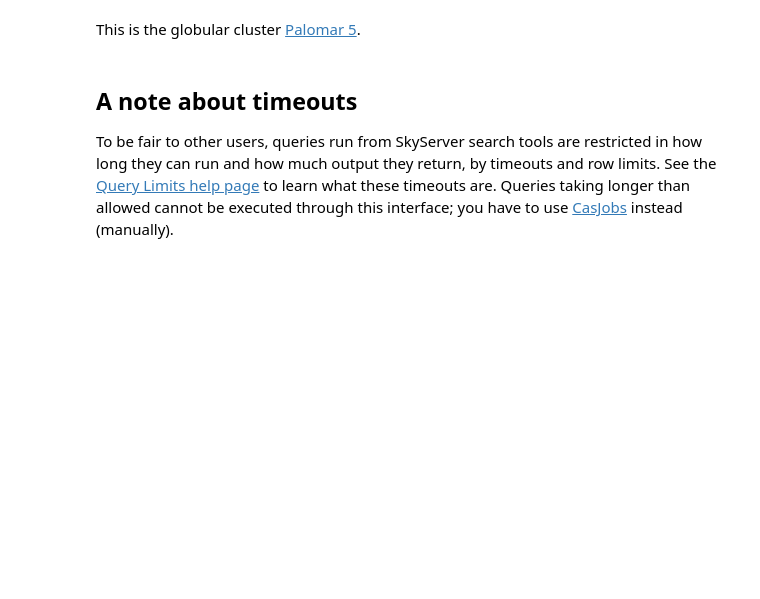
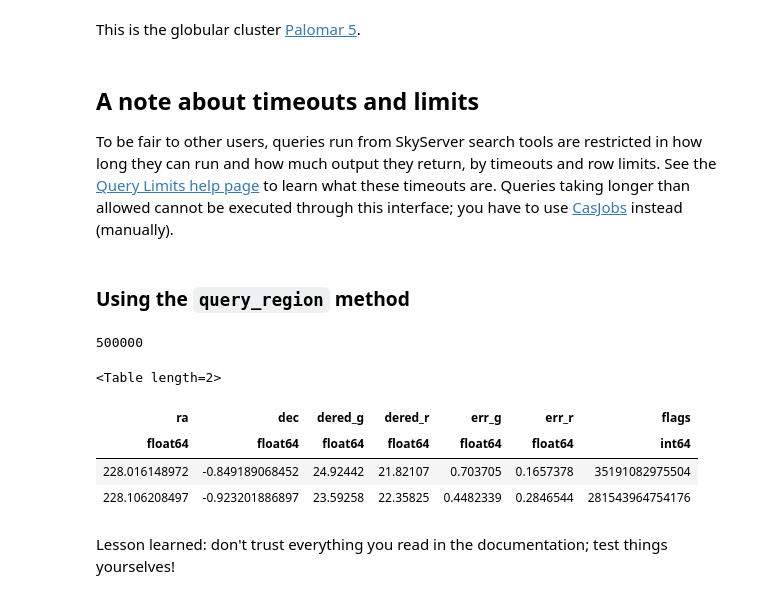
Before and after one commit to connolly/A302_2019, a Jupyter notebook: lectures/lecture-10-remote-queries/lecture-10-remote-queries.ipynb, the cells around one changed output. Saved outputs shown, nothing was run; the diff lists cells and outputs as text; code cells hidden in the pictures; blank space fills up the shorter version.

Commit message:
Lecture 10: Addition of query_region discussion

```diff
--- a/lectures/lecture-10-remote-queries/lecture-10-remote-queries.ipynb
+++ b/lectures/lecture-10-remote-queries/lecture-10-remote-queries.ipynb
@@ -153,6 +153,25 @@ ax.set_aspect('equal')
 # %% [markdown]
 This is the globular cluster [Palomar 5](https://en.wikipedia.org/wiki/Palomar_5).
 # %% [markdown]
-## A note about timeouts
+## A note about timeouts and limits
 
 To be fair to other users, queries run from SkyServer search tools are restricted in how long they can run and how much output they return, by timeouts and row limits. See the [Query Limits help page](https://skyserver.sdss.org/dr14/en/help/docs/limits.aspx) to learn what these timeouts are. Queries taking longer than allowed cannot be executed through this interface; you have to use [CasJobs](http://skyserver.sdss.org/CasJobs/) instead (manually).
+# %% [markdown]
+### Using the `query_region` method
+# %%
+pos = coords.SkyCoord(229.0128, -0.1082, unit="deg")
+res = SDSS.query_region(
+    pos,
+    radius="1 deg",
+    fields=['ra', 'dec', 'dered_g', 'dered_r', 'err_g', 'err_r', 'flags']
+#    get_query_payload=True
+)
+print(len(res))
+res[:2]
+# %% [output]
+500000
+<Table length=2>
+| ra | dec | dered_g | dered_r | err_g | err_r | flags |
+| float64 | float64 | float64 | float64 | float64 | float64 | int64 |
+| 228.016148972 | -0.849189068452 | 24.92442 | 21.82107 | 0.703705 | 0.1657378 | 35191082975504 |
+| 228.106208497 | -0.923201886897 | 23.59258 | 22.35825 | 0.4482339 | 0.2846544 | 281543964754176 |
@@ -158,0 +182,2 @@ To be fair to other users, queries run from SkyServer search tools are restricte
+# %% [markdown]
+Lesson learned: don't trust everything you read in the documentation; test things yourselves!
```
Also changed, not shown: parts of 1 cell of this notebook.
